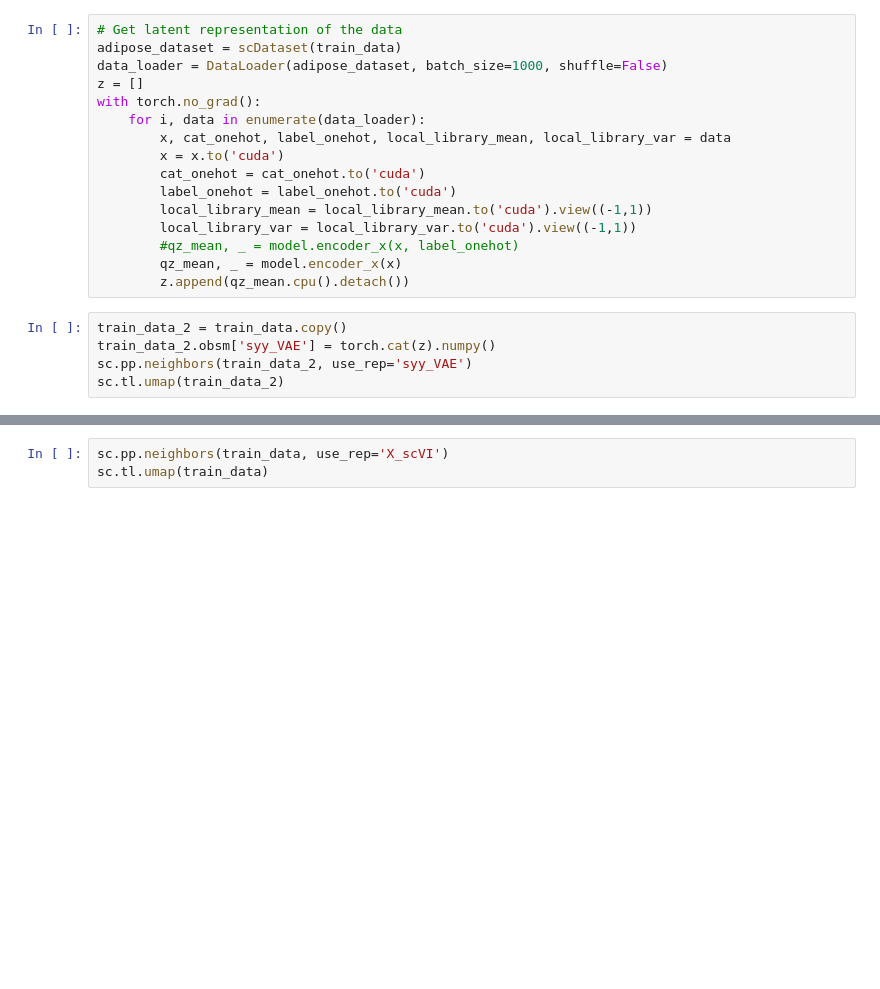
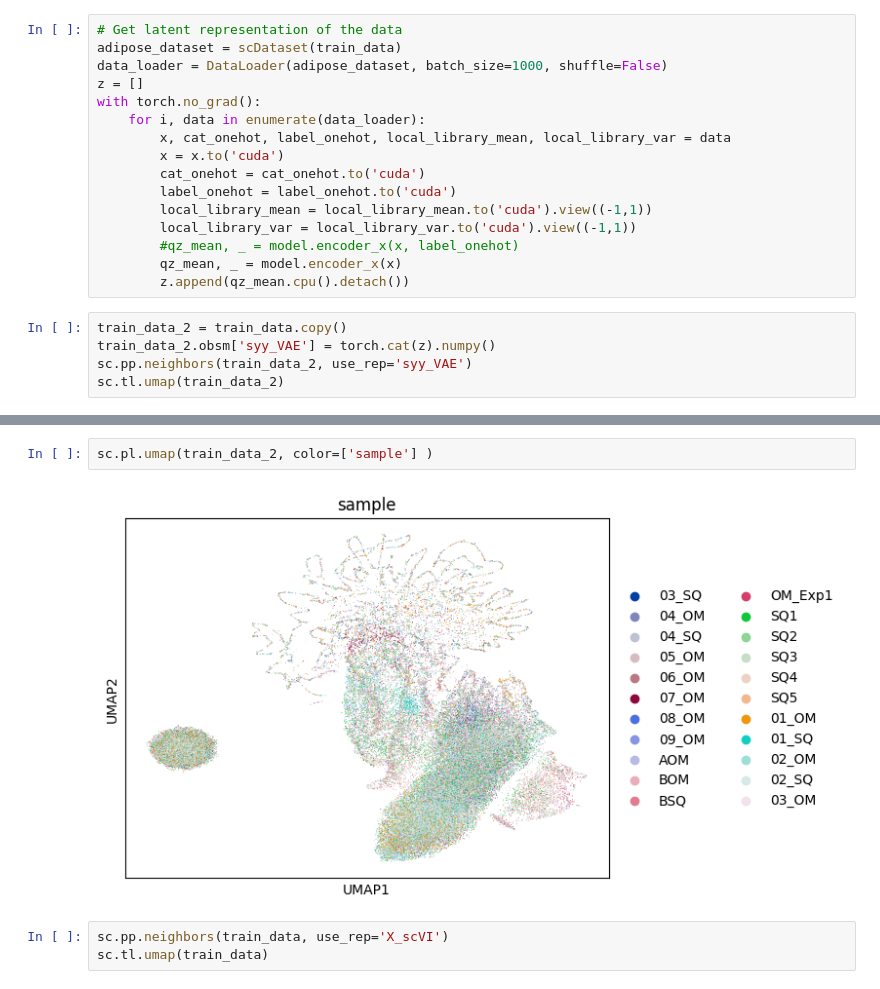
Before and after one commit to Irisapo/yyyyvae, a Jupyter notebook: script/VAE_snRNAseq.ipynb, the cells around one changed output, grey strips where cells are left out. Saved outputs shown, nothing was run; the diff lists cells and outputs as text; blank space fills up the shorter version.

```diff
--- a/script/VAE_snRNAseq.ipynb
+++ b/script/VAE_snRNAseq.ipynb
@@ -441,3 +449,7 @@ sc.pl.umap(train_data_2, color=['leiden_scVI_res0.9'] )
+# %%
+sc.pl.umap(train_data_2, color=['sample'] )
+# %% [output]
+[figure, added]
 # %%
 sc.pp.neighbors(train_data, use_rep='X_scVI')
 sc.tl.umap(train_data)
```
Also changed, not shown: parts of 5 cells of this notebook.
